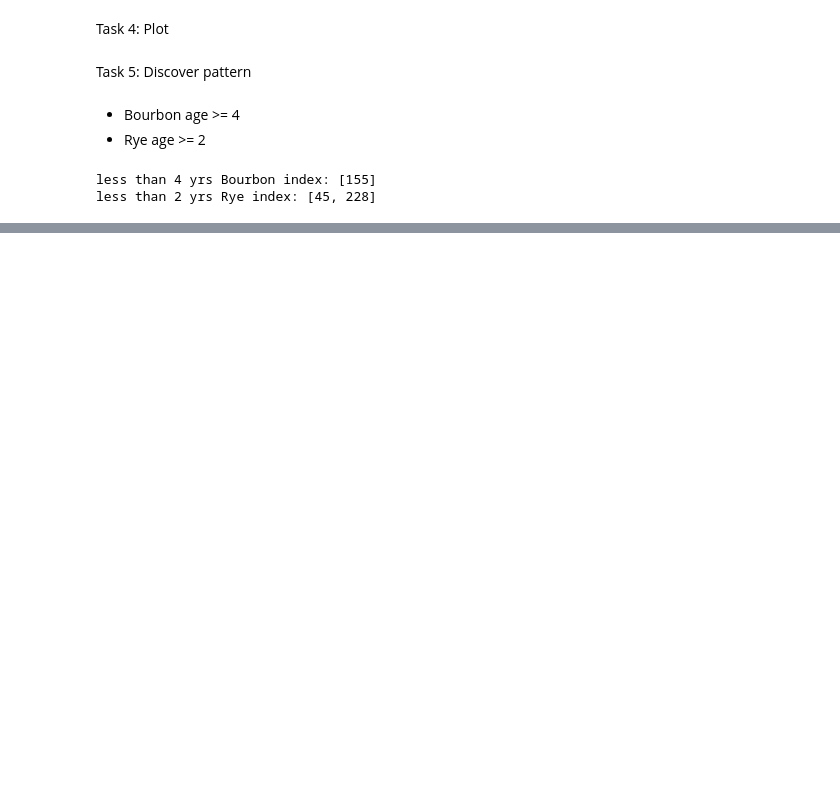
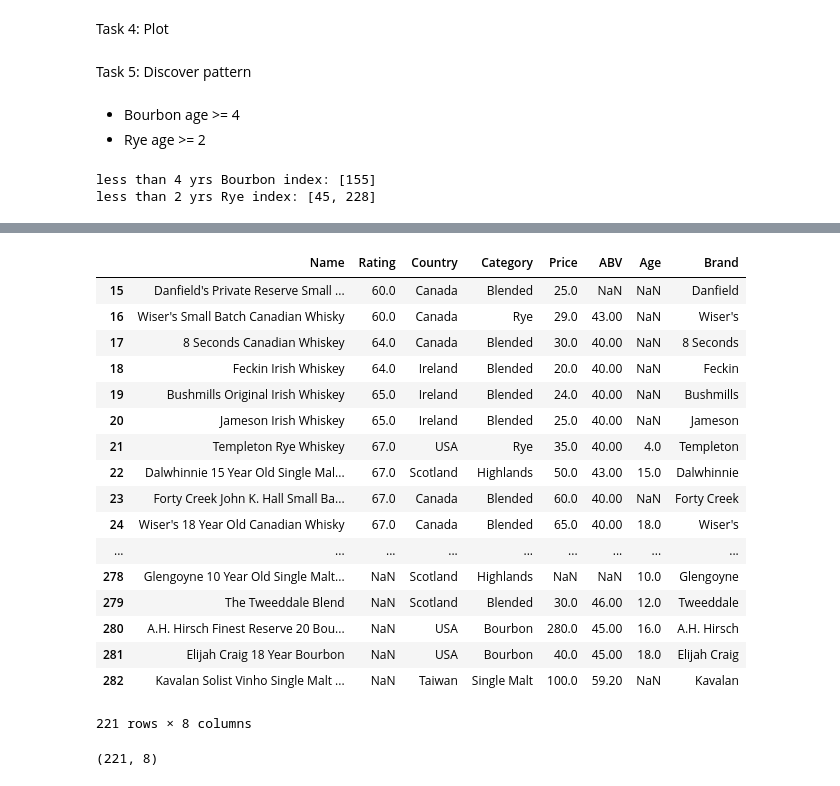
Before and after one commit to pongngai/WhiskeyMining, a Jupyter notebook: phase1.ipynb, the cells around one changed output, grey strips where cells are left out. Cells and saved outputs as stored; diff of their text form; code cells hidden in the pictures; blank space fills up the shorter version.

```diff
--- a/phase1.ipynb
+++ b/phase1.ipynb
@@ -115,8 +115,8 @@ rating = np.array([med_rating if math.isnan(xx) else xx for xx in x[:,0]]).resha
 price = np.array([med_price if math.isnan(xx) else xx for xx in x[:,1]]).reshape(-1,1)
 avb = np.array([med_avb if math.isnan(xx) else xx for xx in x[:,2]]).reshape(-1,1)
 age = np.array([med_age if math.isnan(xx) else xx for xx in x[:,3]]).reshape(-1,1)
-x = np.concatenate((rating, price, avb, age), axis=1)
-print("Median after replacing:",np.median(x,axis=0))
+replace_x = np.concatenate((rating, price, avb, age), axis=1)
+print("Median after replacing:",np.median(replace_x,axis=0))
 # %% [output]
 Median after replacing: [88.  50.  43.  14.5]
 # %% [markdown]
@@ -190,0 +193,10 @@ less than 2 yrs Rye index: [45, 228]
+# %%
+rating_idx, lrate, hrate = del_outlier([xx for xx in x[:,0] if not math.isnan(xx)])
+price_idx, lprice, hprice = del_outlier([xx for xx in x[:,1] if not math.isnan(xx)])
+avb_idx, lavb, havb = del_outlier([xx for xx in x[:,2] if not math.isnan(xx)])
+age_idx, lage, hage = del_outlier([xx for xx in x[:,3] if not math.isnan(xx)])
+
+print("Rating => lower outlier:", lrate, ",upper outlier:", hrate)
+print("Price => lower outlier:", lprice, ",upper outlier:", hprice)
+print("AVB => lower outlier:", lavb, ",upper outlier:", havb)
+print("Age => lower outlier:", lage, ",upper outlier:", hage)
@@ -190,0 +208,7 @@ less than 2 yrs Rye index: [45, 228]
+# %%
+print("Rating outlier index:", rating_idx,"\n")
+print("Price outlier index:", price_idx,"\n")
+print("AVB outlier index:", avb_idx,"\n")
+print("Age outlier index:", age_idx,"\n")
+outlier_idx = list(set(np.concatenate((rating_idx, price_idx, avb_idx, age_idx))))
+print("All outlier index: ", outlier_idx)
@@ -190,0 +225,29 @@ less than 2 yrs Rye index: [45, 228]
+# %%
+idx = list(set(np.concatenate((outlier_idx,bour_idx,rye_idx))))
+wk_without_outlier = whisky.drop(idx)
+# %%
+wk_without_outlier
+# %% [output]
+|  | Name | Rating | Country | Category | Price | ABV | Age | Brand |
+| 15 | Danfield's Private Reserve Small ... | 60.0 | Canada | Blended | 25.0 | NaN | NaN | Danfield |
+| 16 | Wiser's Small Batch Canadian Whisky | 60.0 | Canada | Rye | 29.0 | 43.00 | NaN | Wiser's |
+| 17 | 8 Seconds Canadian Whiskey | 64.0 | Canada | Blended | 30.0 | 40.00 | NaN | 8 Seconds |
+| 18 | Feckin Irish Whiskey | 64.0 | Ireland | Blended | 20.0 | 40.00 | NaN | Feckin |
+| 19 | Bushmills Original Irish Whiskey | 65.0 | Ireland | Blended | 24.0 | 40.00 | NaN | Bushmills |
+| 20 | Jameson Irish Whiskey | 65.0 | Ireland | Blended | 25.0 | 40.00 | NaN | Jameson |
+| 21 | Templeton Rye Whiskey | 67.0 | USA | Rye | 35.0 | 40.00 | 4.0 | Templeton |
+| 22 | Dalwhinnie 15 Year Old Single Mal... | 67.0 | Scotland | Highlands | 50.0 | 43.00 | 15.0 | Dalwhinnie |
+| 23 | Forty Creek John K. Hall Small Ba... | 67.0 | Canada | Blended | 60.0 | 40.00 | NaN | Forty Creek |
+| 24 | Wiser's 18 Year Old Canadian Whisky | 67.0 | Canada | Blended | 65.0 | 40.00 | 18.0 | Wiser's |
+| ... | ... | ... | ... | ... | ... | ... | ... | ... |
+| 278 | Glengoyne 10 Year Old Single Malt... | NaN | Scotland | Highlands | NaN | NaN | 10.0 | Glengoyne |
+| 279 | The Tweeddale Blend | NaN | Scotland | Blended | 30.0 | 46.00 | 12.0 | Tweeddale |
+| 280 | A.H. Hirsch Finest Reserve 20 Bou... | NaN | USA | Bourbon | 280.0 | 45.00 | 16.0 | A.H. Hirsch |
+| 281 | Elijah Craig 18 Year Bourbon | NaN | USA | Bourbon | 40.0 | 45.00 | 18.0 | Elijah Craig |
+| 282 | Kavalan Solist Vinho Single Malt ... | NaN | Taiwan | Single Malt | 100.0 | 59.20 | NaN | Kavalan |
+221 rows × 8 columns
+# %%
+new_data = wk_without_outlier.values
+print(new_data.shape)
+# %% [output]
+(221, 8)
```
Also changed, not shown: parts of 11 cells of this notebook.
